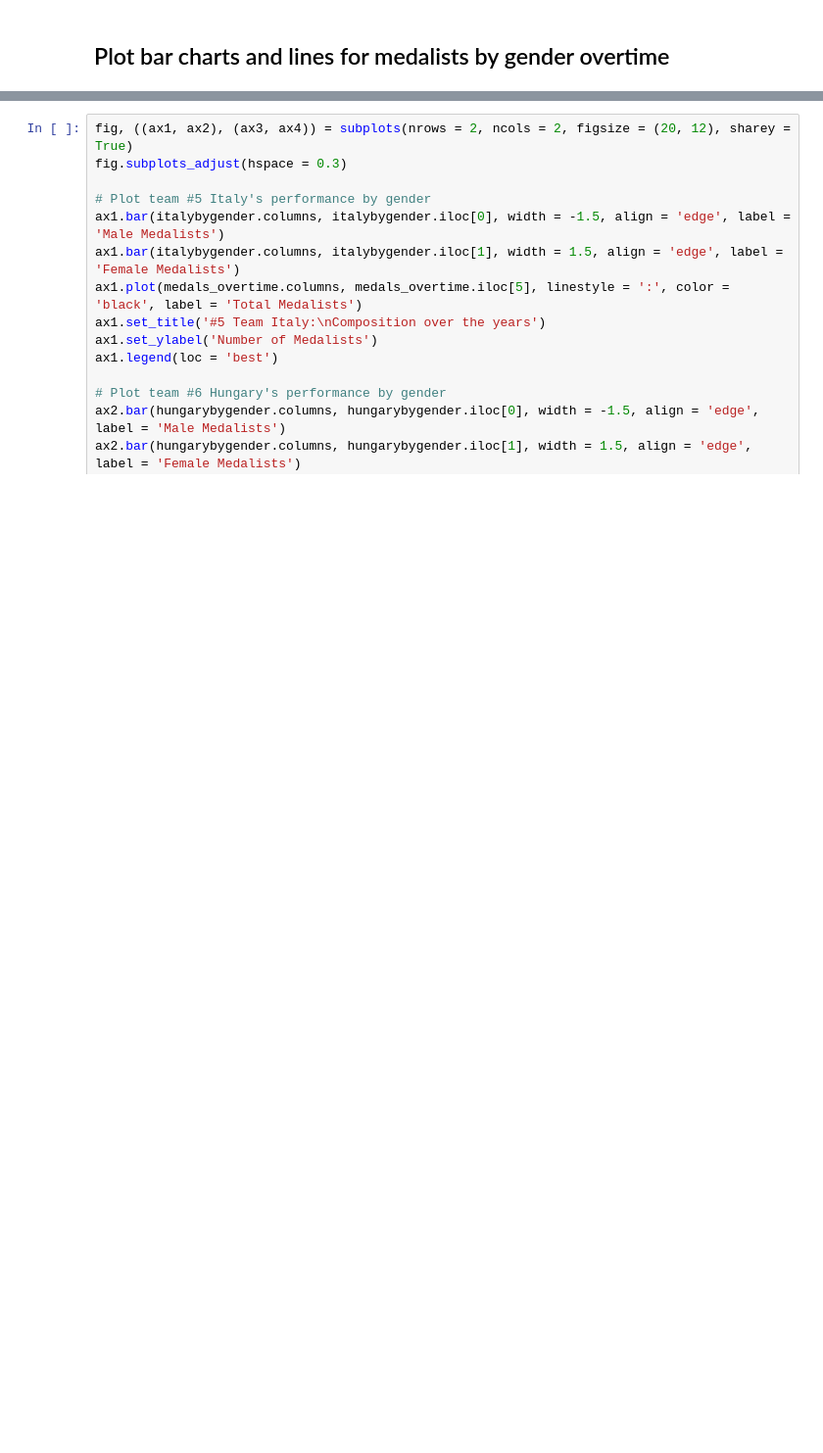
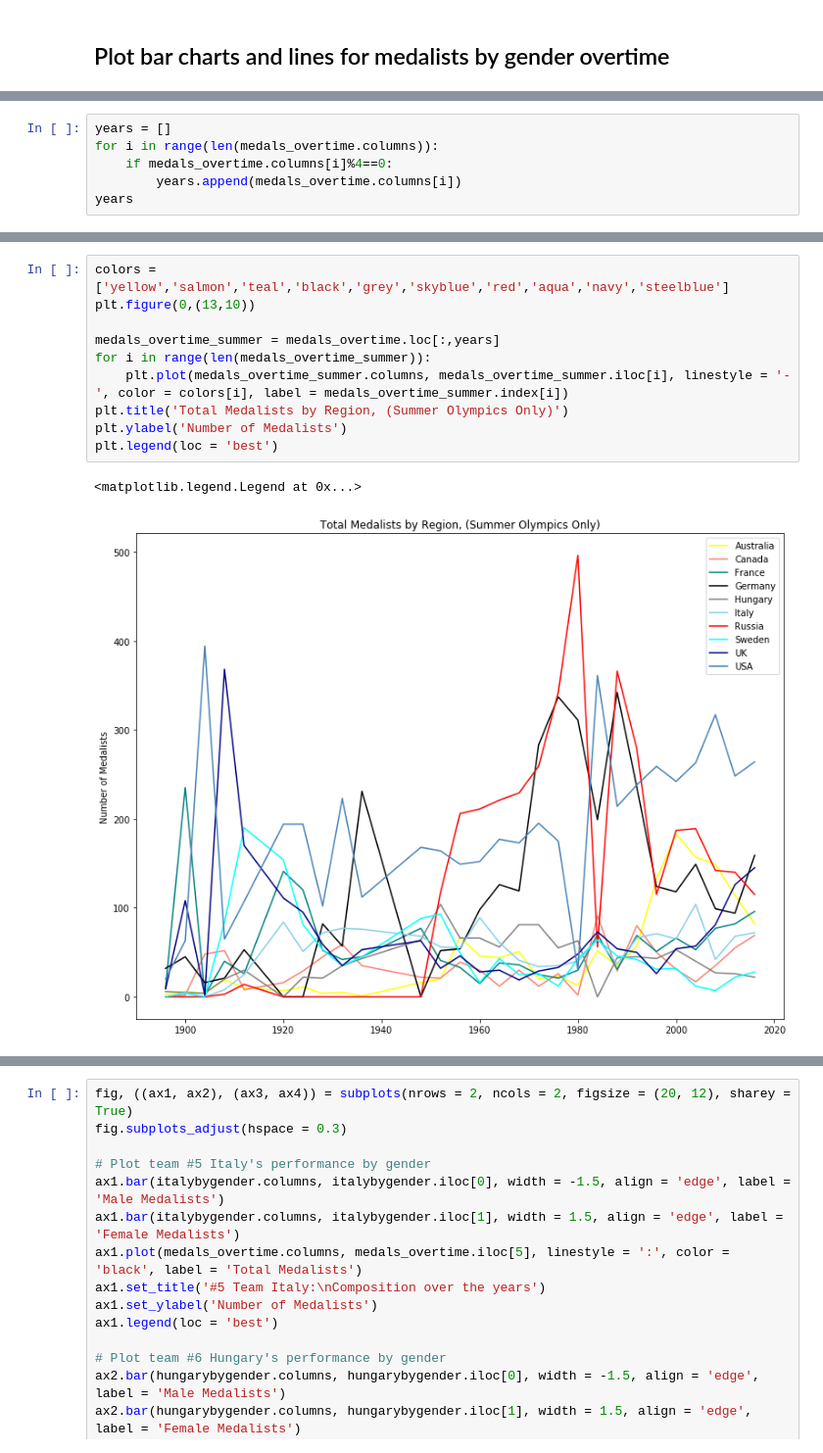
Before and after one commit to shashanksheth/project-dividebyzero, a Jupyter notebook: Amber_WIP.ipynb, the cells around one changed output, grey strips where cells are left out. Shown at 98% size. Saved outputs shown, nothing was run; the diff lists cells and outputs as text; blank space fills up the shorter version.

```diff
--- a/Amber_WIP.ipynb
+++ b/Amber_WIP.ipynb
@@ -321,0 +338,6 @@ ax10.legend(loc = 'best')
+# %%
+years = []
+for i in range(len(medals_overtime.columns)):
+    if medals_overtime.columns[i]%4==0:
+        years.append(medals_overtime.columns[i])
+years
@@ -321,0 +362,13 @@ ax10.legend(loc = 'best')
+# %%
+colors = ['yellow','salmon','teal','black','grey','skyblue','red','aqua','navy','steelblue']
+plt.figure(0,(13,10))
+
+medals_overtime_summer = medals_overtime.loc[:,years]
+for i in range(len(medals_overtime_summer)):
+    plt.plot(medals_overtime_summer.columns, medals_overtime_summer.iloc[i], linestyle = '-', color = colors[i], label = medals_overtime_summer.index[i])
+plt.title('Total Medalists by Region, (Summer Olympics Only)')
+plt.ylabel('Number of Medalists')
+plt.legend(loc = 'best')
+# %% [output]
+<matplotlib.legend.Legend at 0x...>
+[figure, added]
```
Also changed, not shown: parts of 15 cells of this notebook.
